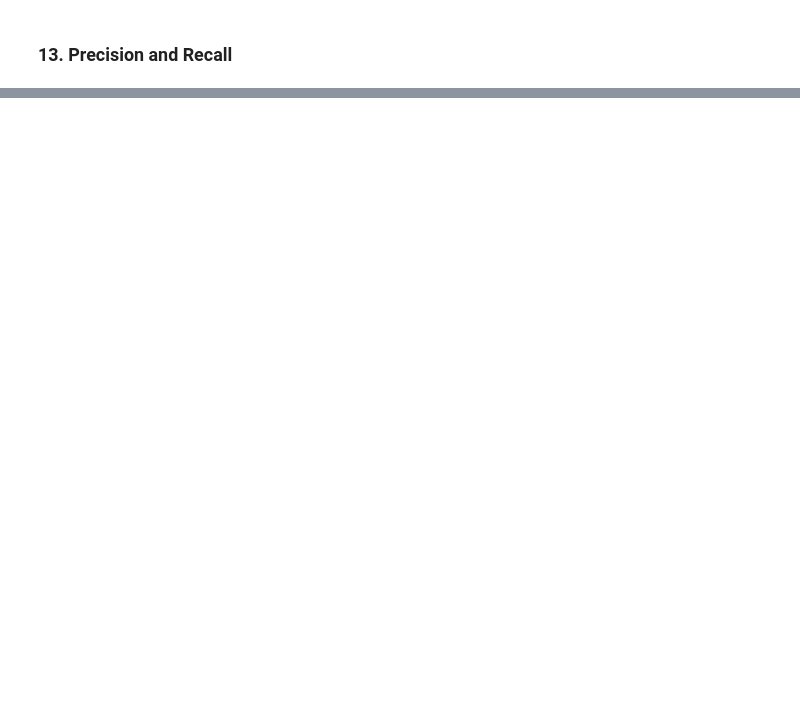
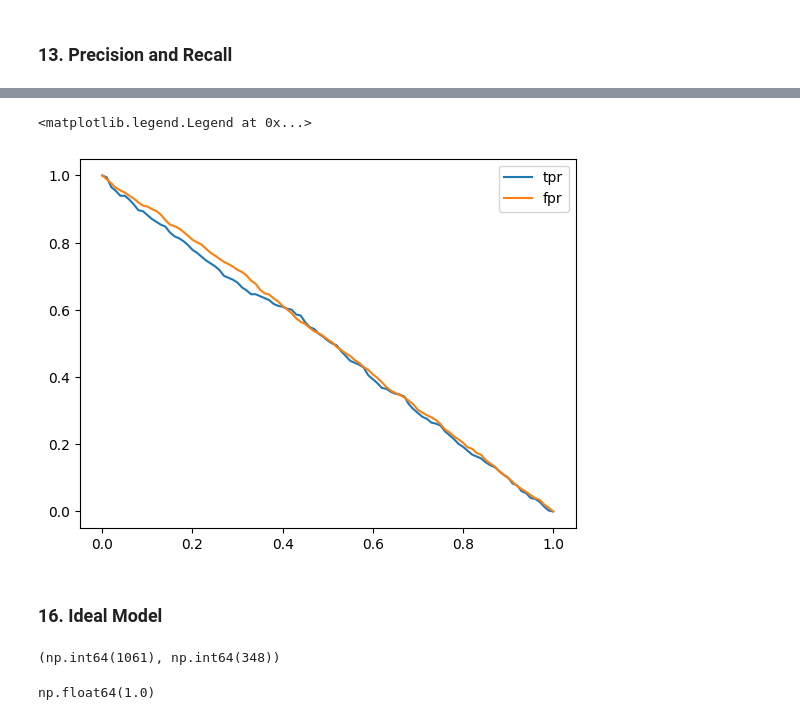
Before and after one commit to bruno-lima98/ml-zoomcamp-homework, a Jupyter notebook: 01-classes/03-classification-04-evaluation/01-main.ipynb, the cells around one changed output, grey strips where cells are left out. Saved outputs shown, nothing was run; the diff lists cells and outputs as text; code cells hidden in the pictures; blank space fills up the shorter version.

```diff
--- a/01-classes/03-classification-04-evaluation/01-main.ipynb
+++ b/01-classes/03-classification-04-evaluation/01-main.ipynb
@@ -475,0 +522,3 @@ np.float64(0.21761658031088082)
+# %%
+np.random.seed(1)
+y_rand = np.random.uniform(0, 1, size=len(y_test))
@@ -475,0 +529,45 @@ np.float64(0.21761658031088082)
+# %%
+def tpr_fpr_dataframe(y_test, y_pred):
+    scores = []
+    thresholds = np.linspace(0, 1, 101)
+
+    for i in thresholds:
+        actual_positive = (y_test == 1)
+        actual_negative = (y_test == 0)
+
+        t = i
+        predict_positive = (y_pred >= t)
+        predict_negative = (y_pred < t)
+
+        tp = (predict_positive & actual_positive).sum()
+        tn = (predict_negative & actual_negative).sum()
+
+        fp = (predict_positive & actual_negative).sum()
+        fn = (predict_negative & actual_positive).sum()
+
+        scores.append((t, tp, fp, fn, tn))
+
+    columns = ['threshold', 'tp', 'fp', 'fn', 'tn']
+    df_scores = pd.DataFrame(scores, columns=columns)
+
+    df_scores['tpr'] = df_scores['tp'] / (df_scores['tp'] + df_scores['fn'])
+    df_scores['fpr'] = df_scores['fp'] / (df_scores['fp'] + df_scores['tn'])
+
+    return df_scores
+# %%
+df_rand = tpr_fpr_dataframe(y_test, y_rand)
+# %%
+plt.plot(df_rand['threshold'], df_rand['tpr'], label='tpr')
+plt.plot(df_rand['threshold'], df_rand['fpr'], label='fpr')
+plt.legend()
+# %% [output]
+<matplotlib.legend.Legend at 0x...>
+[figure, added]
+# %% [markdown]
+### 16. Ideal Model
+# %%
+num_neg = (y_test == 0).sum()
+num_pos = (y_test == 1).sum()
+num_neg, num_pos
+# %% [output]
+(np.int64(1061), np.int64(348))
@@ -475,0 +578,4 @@ np.float64(0.21761658031088082)
+# %%
+((y_ideal_pred >= 0.753) == y_ideal).mean()
+# %% [output]
+np.float64(1.0)
```
Also changed, not shown: parts of 43 cells of this notebook.
